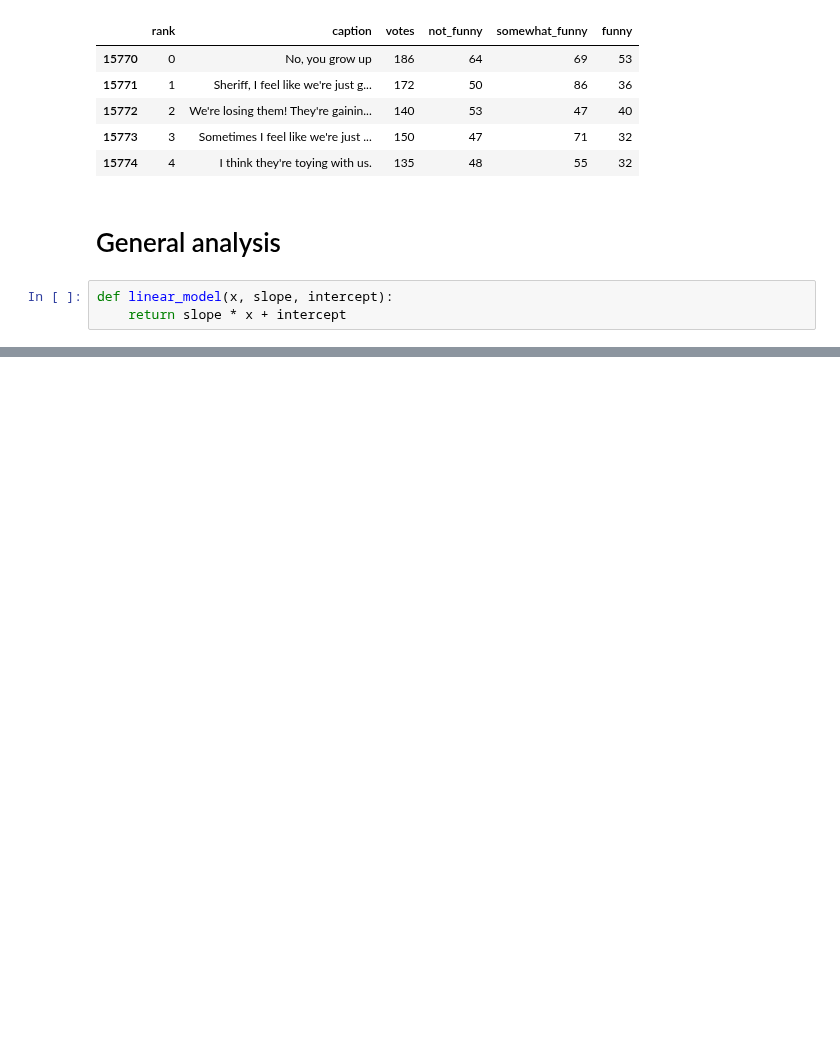
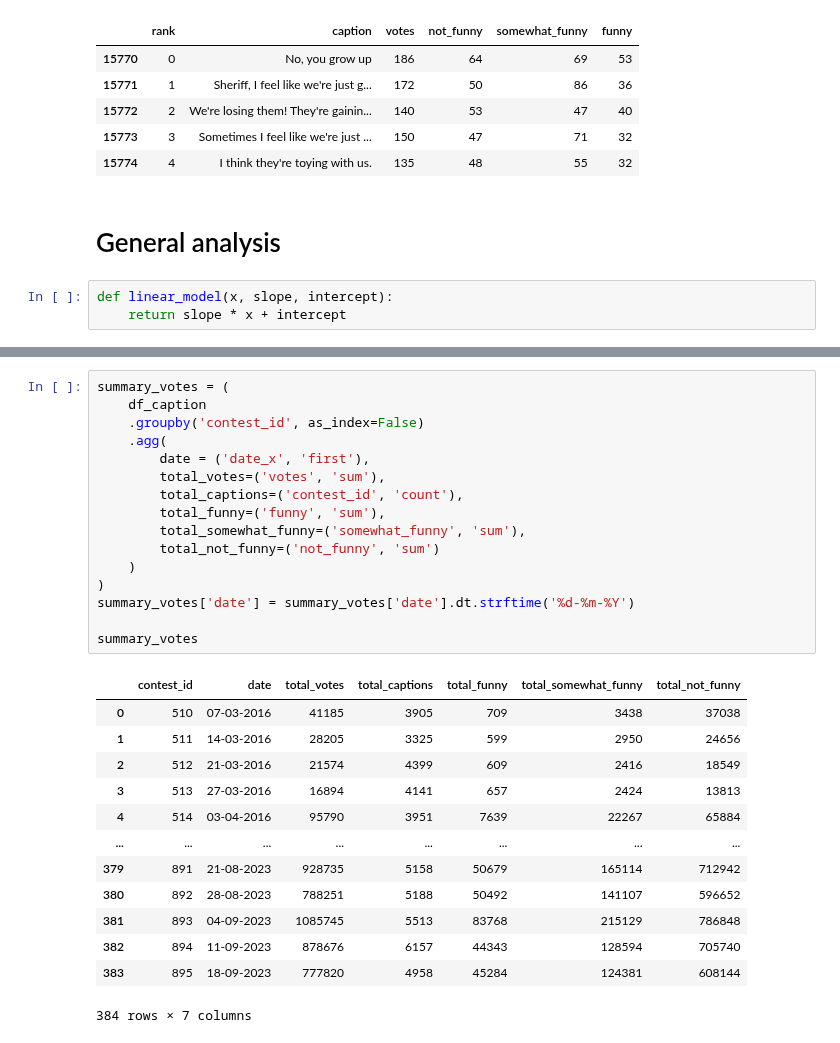
Before and after one commit to epfl-ada/ada-2025-project-data_dinosaur, a Jupyter notebook: introduction.ipynb, the cells around one changed output, grey strips where cells are left out. Drawn from its saved outputs; the diff is of its cells as text; blank space fills up the shorter version.

```diff
--- a/introduction.ipynb
+++ b/introduction.ipynb
@@ -169,0 +389,30 @@ df_image
+# %%
+summary_votes = (
+    df_caption
+    .groupby('contest_id', as_index=False)
+    .agg(
+        date = ('date_x', 'first'),
+        total_votes=('votes', 'sum'),
+        total_captions=('contest_id', 'count'),
+        total_funny=('funny', 'sum'),
+        total_somewhat_funny=('somewhat_funny', 'sum'),
+        total_not_funny=('not_funny', 'sum')
+    )
+)
+summary_votes['date'] = summary_votes['date'].dt.strftime('%d-%m-%Y')
+
+summary_votes
+# %% [output]
+|  | contest_id | date | total_votes | total_captions | total_funny | total_somewhat_funny | total_not_funny |
+| 0 | 510 | 07-03-2016 | 41185 | 3905 | 709 | 3438 | 37038 |
+| 1 | 511 | 14-03-2016 | 28205 | 3325 | 599 | 2950 | 24656 |
+| 2 | 512 | 21-03-2016 | 21574 | 4399 | 609 | 2416 | 18549 |
+| 3 | 513 | 27-03-2016 | 16894 | 4141 | 657 | 2424 | 13813 |
+| 4 | 514 | 03-04-2016 | 95790 | 3951 | 7639 | 22267 | 65884 |
+| ... | ... | ... | ... | ... | ... | ... | ... |
+| 379 | 891 | 21-08-2023 | 928735 | 5158 | 50679 | 165114 | 712942 |
+| 380 | 892 | 28-08-2023 | 788251 | 5188 | 50492 | 141107 | 596652 |
+| 381 | 893 | 04-09-2023 | 1085745 | 5513 | 83768 | 215129 | 786848 |
+| 382 | 894 | 11-09-2023 | 878676 | 6157 | 44343 | 128594 | 705740 |
+| 383 | 895 | 18-09-2023 | 777820 | 4958 | 45284 | 124381 | 608144 |
+384 rows × 7 columns
```
Also changed, not shown: parts of 26 cells of this notebook, 3 other files.
